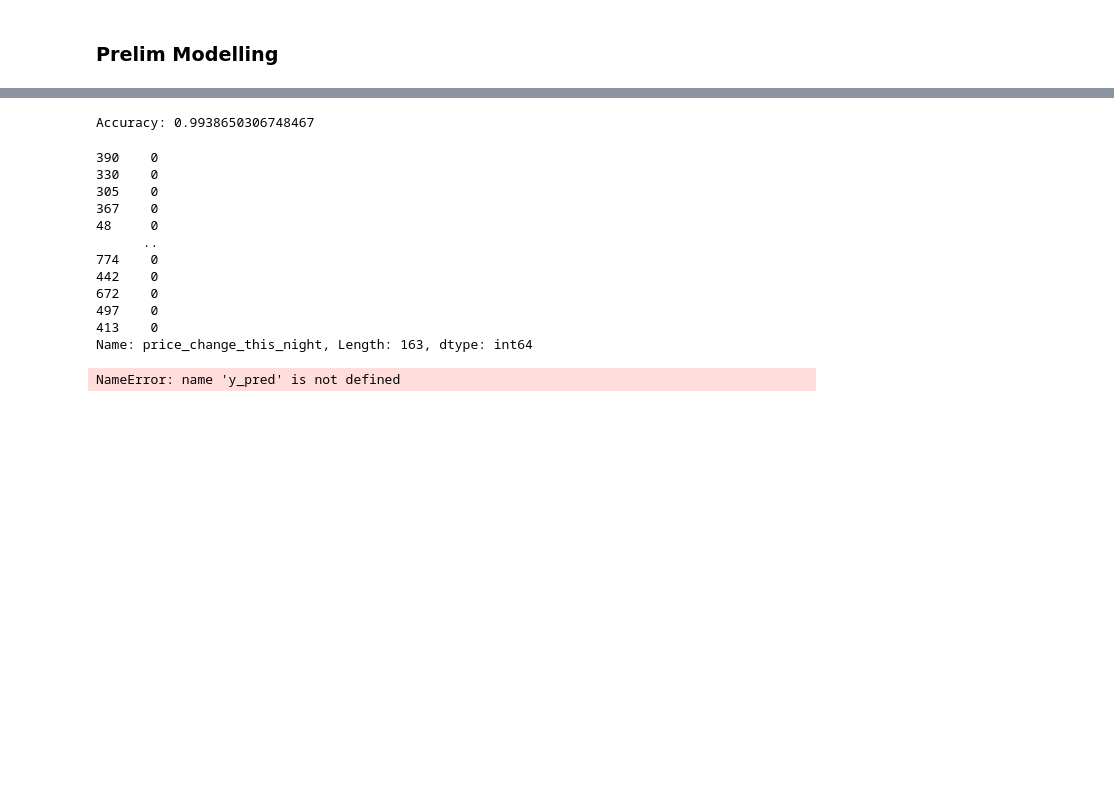
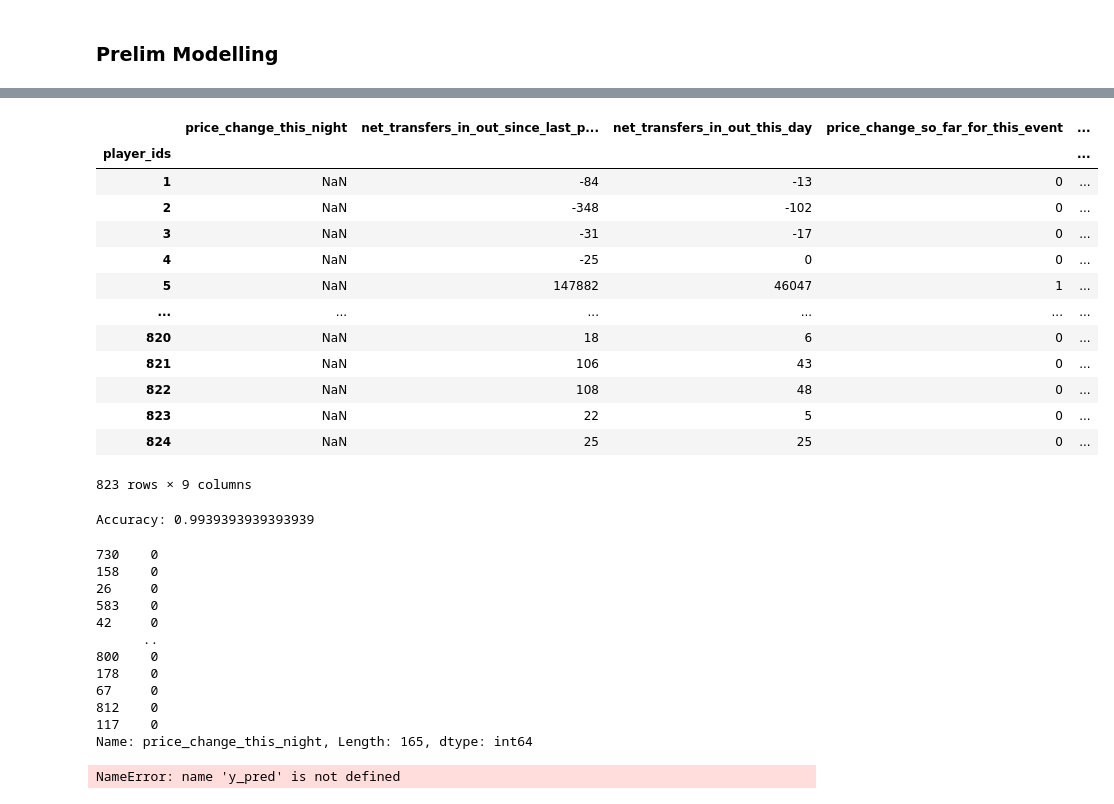
Before and after one commit to tomribaroff/FullPipeline-FPLPricePredictor, a Jupyter notebook: feature-engineering-pipeline/feature_engineering_pipeline/preliminary_exploration.ipynb, the cells around one changed output, grey strips where cells are left out. Saved outputs shown, nothing was run; the diff lists cells and outputs as text; code cells hidden in the pictures; blank space fills up the shorter version.

```diff
--- a/feature-engineering-pipeline/feature_engineering_pipeline/preliminary_exploration.ipynb
+++ b/feature-engineering-pipeline/feature_engineering_pipeline/preliminary_exploration.ipynb
@@ -31,11 +31,17 @@ from IPython.display import Image
 ### Overall Player Transfer Data
 # %%
 # Request Information on all players today (now?)
+
 base_url = 'https://fantasy.premierleague.com/api/'
-# with open('/Users/thomasribaroff/Documents/GitHub/FullPipeline-FPLPricePredictor/feature-engineering-pipeline/Saved_Data/2024-02-14/2024-02-14.json') as f:
-#     r_all_players_today = json.load(f)
-r_all_players_today = requests.get(base_url+'bootstrap-static/').json()
+today = date.today() - timedelta(days = 0)
+yesterday = today - timedelta(days = 1)
+
+with open(f"/Users/thomasribaroff/Documents/GitHub/FullPipeline-FPLPricePredictor/feature-engineering-pipeline/Saved_Data/{today}/{today}.json") as f:
+    r_all_players_today = json.load(f)
+# r_all_players_today = requests.get(base_url+'bootstrap-static/').json()
 pprint(r_all_players_today, indent=2, depth=1, compact=True)
+
+print(today)
 # %% [output]
 { 'element_stats': [...],
   'element_types': [...],
@@ -193,7 +176,7 @@ yesterday_data.net_transfers_in_out_since_last_price_change = yesterday_data.net
 
 #reset rule if price changed overnight
 boolean_player_changes = numpy.squeeze(yesterday_data.price_change_this_night != 0)
-today_data.net_transfers_in_out_since_last_price_change = [today_data.net_transfers_in_out_this_day[i] if boolean_player_changes[i] else today_data.net_transfers_in_out_since_last_price_change[i] for i in today_data.net_transfers_in_out_since_last_price_change.index]
+today_data.net_transfers_in_out_since_last_price_change = [today_data.net_transfers_in_out_this_day[i] if boolean_player_changes[i] else (today_data.net_transfers_in_out_since_last_price_change[i] + today_data.net_transfers_in_out_this_day[i]) for i in today_data.net_transfers_in_out_since_last_price_change.index]
 
 # #rewrite yesterday's file
 yesterday_data.to_csv(yesterday_filepath, index=False) #index=False?
@@ -214,0 +199,17 @@ yesterday_data[yesterday_data.price_change_this_night != 0]
+# %%
+today_data
+# %% [output]
+|  | price_change_this_night | net_transfers_in_out_since_last_p... | net_transfers_in_out_this_day | price_change_so_far_for_this_event | ... |
+| player_ids |  |  |  |  | ... |
+| 1 | NaN | -84 | -13 | 0 | ... |
+| 2 | NaN | -348 | -102 | 0 | ... |
+| 3 | NaN | -31 | -17 | 0 | ... |
+| 4 | NaN | -25 | 0 | 0 | ... |
+| 5 | NaN | 147882 | 46047 | 1 | ... |
+| ... | ... | ... | ... | ... | ... |
+| 820 | NaN | 18 | 6 | 0 | ... |
+| 821 | NaN | 106 | 43 | 0 | ... |
+| 822 | NaN | 108 | 48 | 0 | ... |
+| 823 | NaN | 22 | 5 | 0 | ... |
+| 824 | NaN | 25 | 25 | 0 | ... |
+823 rows × 9 columns
@@ -234,22 +246,22 @@ y_pred = rf.predict(X_test)
 accuracy = accuracy_score(y_test, y_pred)
 print("Accuracy:", accuracy)
 # %% [output]
-Accuracy: 0.9938650306748467
+Accuracy: 0.9939393939393939
 # %%
 y_test
 # %% [output]
-390    0
-330    0
-305    0
-367    0
-48     0
+730    0
+158    0
+26     0
+583    0
+42     0
       ..
-774    0
-442    0
-672    0
-497    0
-413    0
-Name: price_change_this_night, Length: 163, dtype: int64
+800    0
+178    0
+67     0
+812    0
+117    0
+Name: price_change_this_night, Length: 165, dtype: int64
 # %%
 y_pred
 # %% [output]
```
Also changed, not shown: parts of 9 cells of this notebook, 13 other files.
